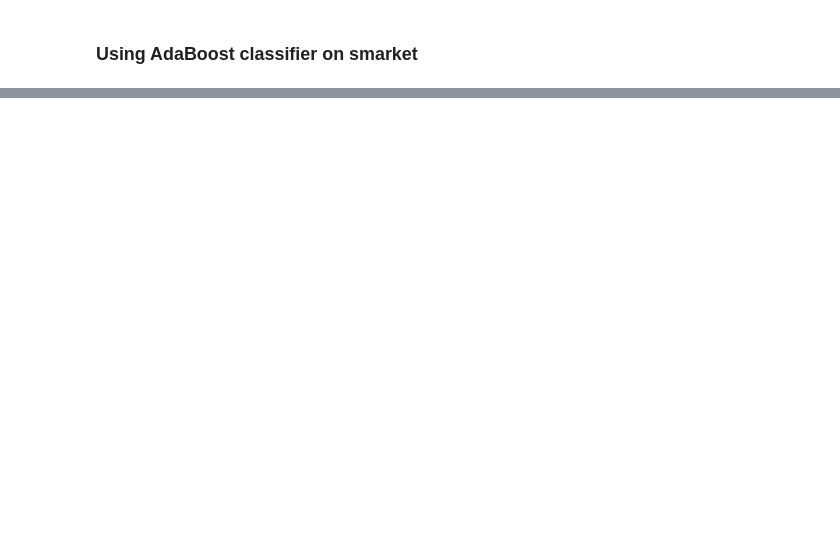
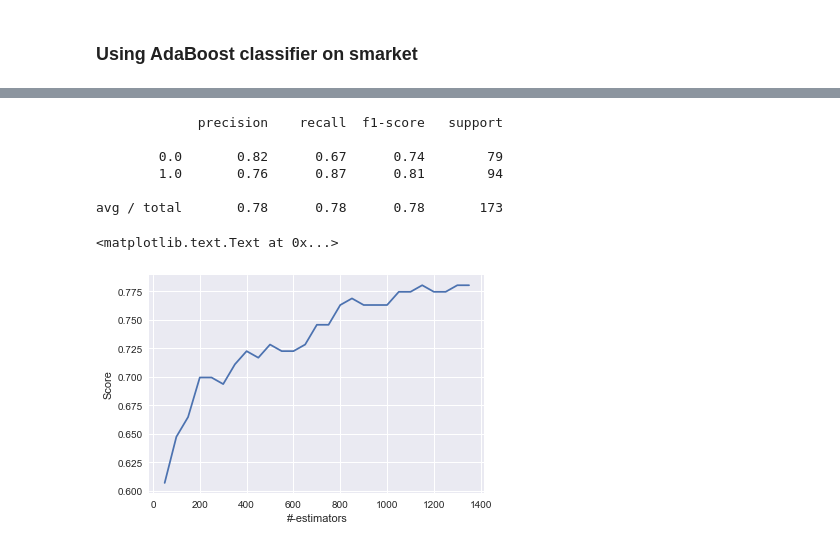
Before and after one commit to kuatroka/ISLR, a Jupyter notebook: SA - ISLR book chapter 8.ipynb, the cells around one changed output, grey strips where cells are left out. Drawn from its saved outputs; the diff is of its cells as text; code cells hidden in the pictures; blank space fills up the shorter version.

Commit message:
Add ExgBoost

```diff
--- a/SA - ISLR book chapter 8.ipynb
+++ b/SA - ISLR book chapter 8.ipynb
@@ -523,0 +529,24 @@ avg / total       0.51      0.49      0.49       125
+# %%
+params = {'max_depth': 3, 'subsample': 0.5,
+          'learning_rate': 0.01, 'min_samples_leaf': 1, 'random_state': 3}
+num_estimators = range(50, 1400, 50)
+scores = []
+for num_estimator in num_estimators:
+    clf = GradientBoostingClassifier(n_estimators=num_estimator, **params).fit(Xtrain, ytrain)
+    ypred = clf.predict(Xtest)
+    scores.append(accuracy_score(ytest, ypred))
+
+print(classification_report(ytest, ypred))
+plt.plot(num_estimators, scores)
+plt.xlabel("#-estimators")
+plt.ylabel("Score")
+# print(scores)
+# %% [output]
+             precision    recall  f1-score   support
+
+        0.0       0.82      0.67      0.74        79
+        1.0       0.76      0.87      0.81        94
+
+avg / total       0.78      0.78      0.78       173
+<matplotlib.text.Text at 0x...>
+[figure, added]
```
Also changed, not shown: parts of 29 cells of this notebook, 1 other file.
